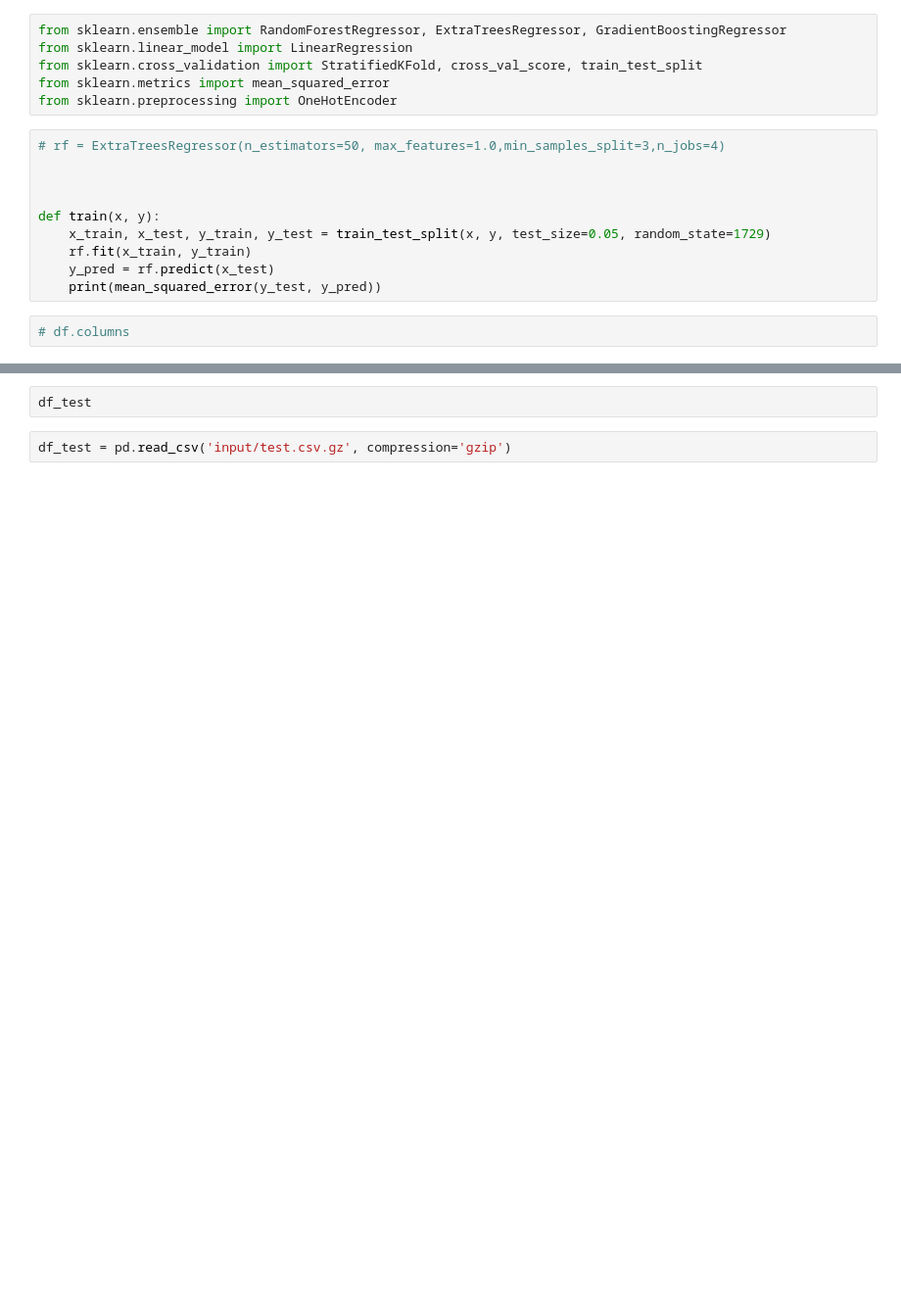
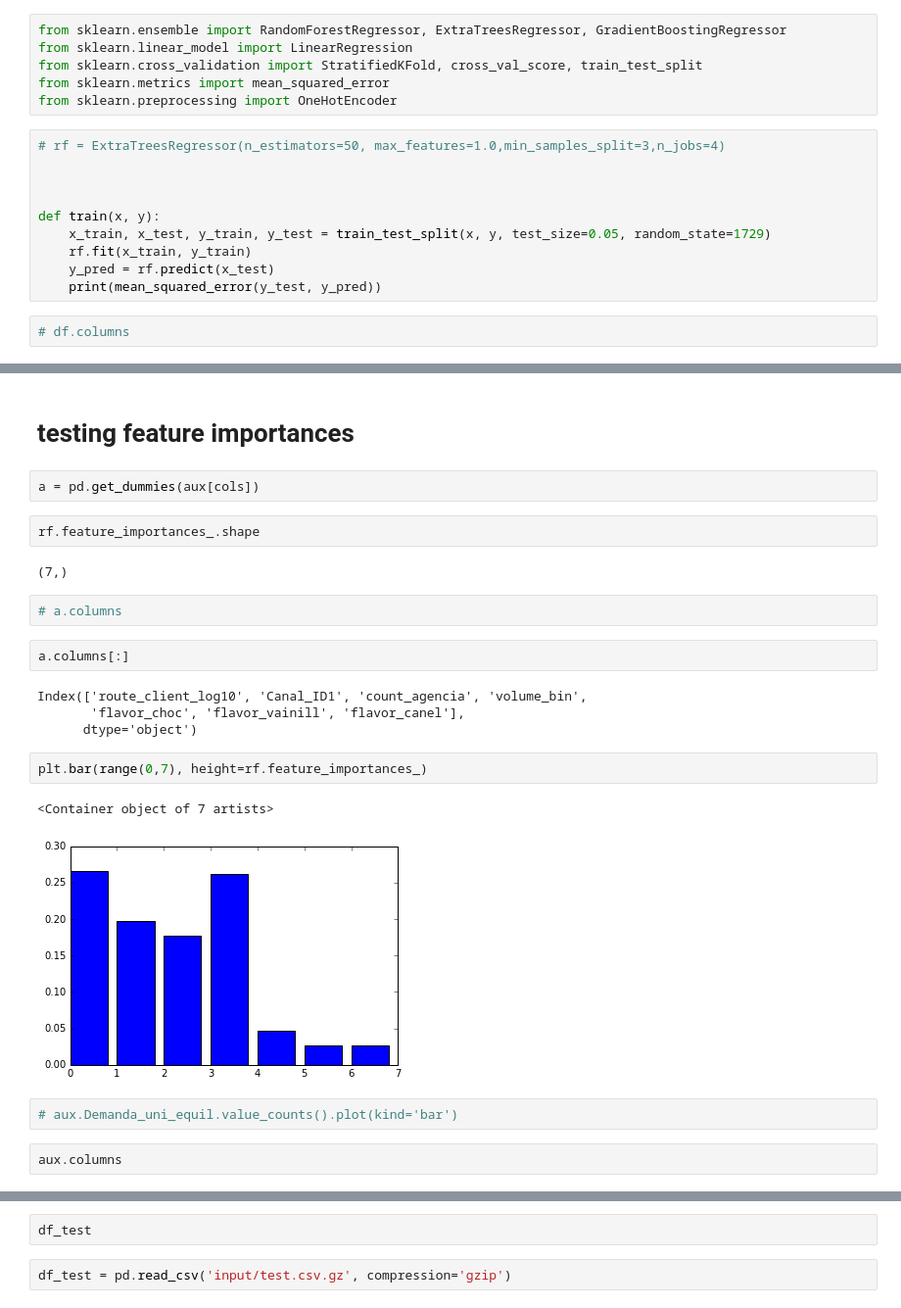
Before and after one commit to seitin/bimbo, a Jupyter notebook: initial_ml.ipynb, the cells around one changed output, grey strips where cells are left out. Shown at 98% size. Saved outputs shown, nothing was run; the diff lists cells and outputs as text; blank space fills up the shorter version.

```diff
--- a/initial_ml.ipynb
+++ b/initial_ml.ipynb
@@ -266,0 +335,25 @@ KeyboardInterrupt:
+# %% [markdown]
+# testing feature importances
+# %%
+a = pd.get_dummies(aux[cols])
+# %%
+rf.feature_importances_.shape
+# %% [output]
+(7,)
+# %%
+# a.columns
+# %%
+a.columns[:]
+# %% [output]
+Index(['route_client_log10', 'Canal_ID1', 'count_agencia', 'volume_bin',
+       'flavor_choc', 'flavor_vainill', 'flavor_canel'],
+      dtype='object')
+# %%
+plt.bar(range(0,7), height=rf.feature_importances_)
+# %% [output]
+<Container object of 7 artists>
+[figure, added]
+# %%
+# aux.Demanda_uni_equil.value_counts().plot(kind='bar')
+# %%
+aux.columns
```
Also changed, not shown: parts of 40 cells of this notebook.
